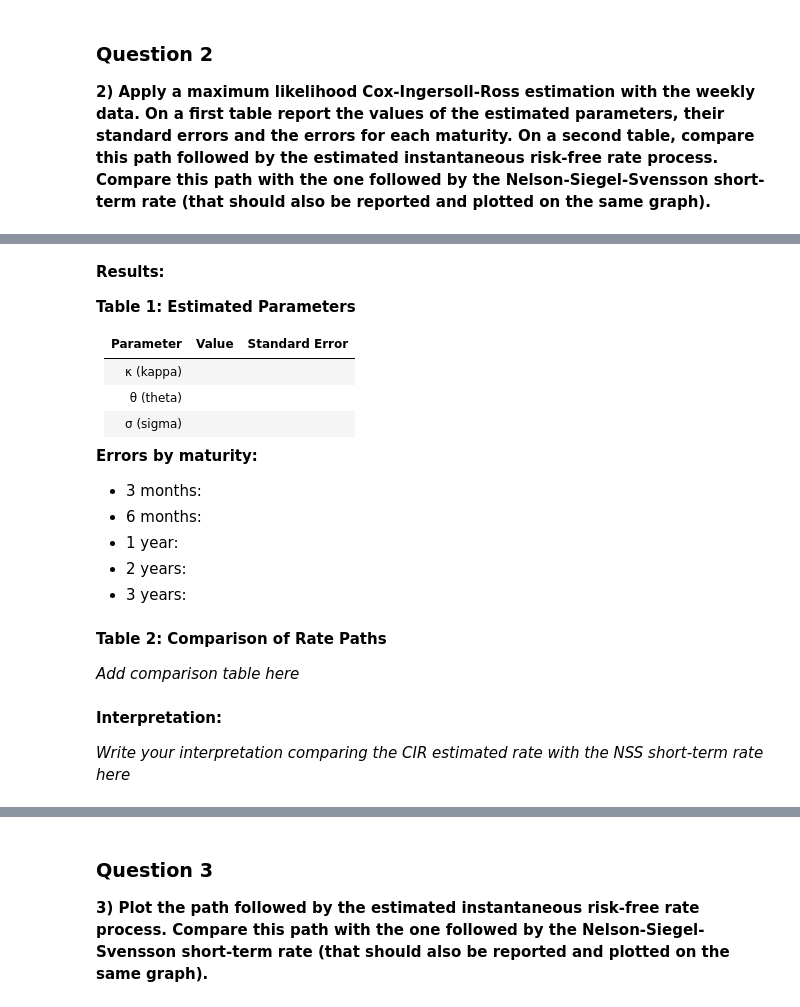
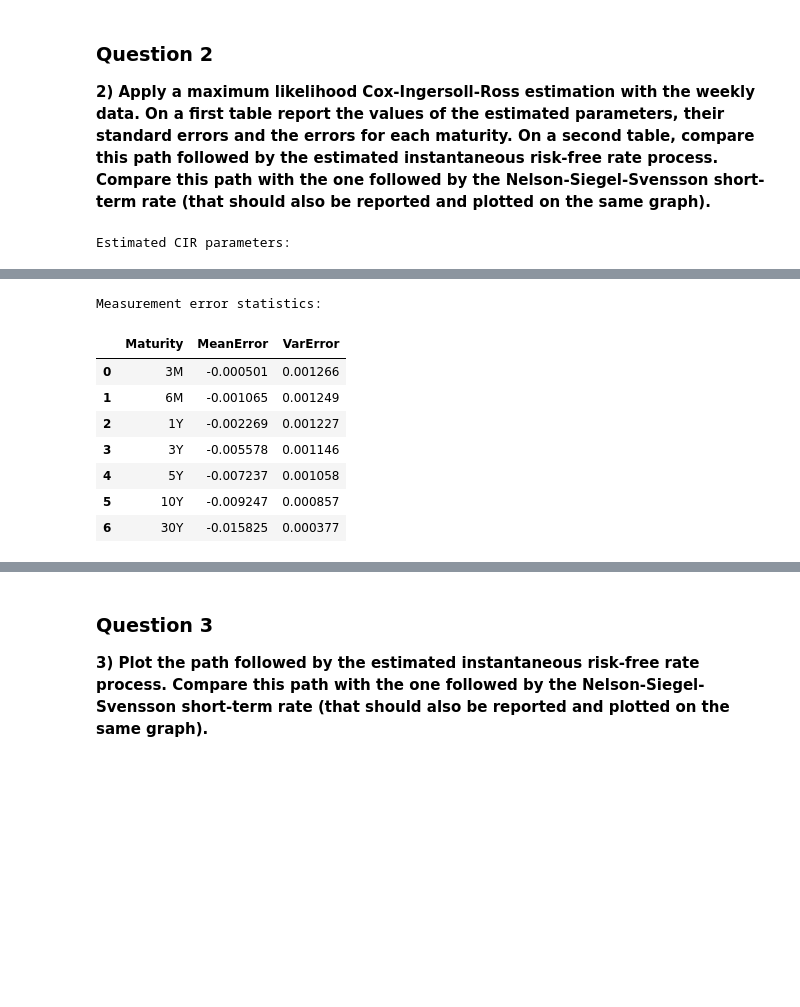
Before and after one commit to navid-nb/Fixed_Income_A1, a Jupyter notebook: Assignment_1.ipynb, the cells around one changed output, grey strips where cells are left out. Saved outputs shown, nothing was run; the diff lists cells and outputs as text; code cells hidden in the pictures; blank space fills up the shorter version.

```diff
--- a/Assignment_1.ipynb
+++ b/Assignment_1.ipynb
@@ -290,6 +364,48 @@ plot_implied_vols(maturities, imp_vols, model_vols, strikes)
 **2) Apply a maximum likelihood Cox-Ingersoll-Ross estimation with the weekly data. On a first table report the values of the estimated parameters, their standard errors and the errors for each maturity. On a second table, compare this path followed by the estimated instantaneous risk-free rate process. Compare this path with the one followed by the Nelson-Siegel-Svensson short-term rate (that should also be reported and plotted on the same graph).**
 # %%
 # Maximum likelihood estimation for CIR model
-from src.fi_pricing import CIRModel
+import pandas as pd
+import numpy as np
 
-# TODO: Add your MLE code here
+# ensure the CIR model is estimated before trying to read results
+fit = solver.estimate_cir()
+# also keep the short‑rate path handy for later plotting
+cir_path = solver.r_path
+
+# defensive access in case an older `fit` object (from a stale kernel) lacks new fields
+lambda_risk = getattr(fit, "lambda_risk", np.nan)
+se_params = getattr(fit, "se_params", np.full(5, np.nan))
+
+# guard se_params length
+if se_params is None:
+    se_params = np.full(5, np.nan)
+else:
+    se_params = np.asarray(se_params, dtype=float)
+    if se_params.size < 5:
+        tmp = np.full(5, np.nan)
+        tmp[: se_params.size] = se_params
+        se_params = tmp
+
+params = pd.DataFrame([{
+    "kappa": getattr(fit, "kappa", np.nan),
+    "theta": getattr(fit, "theta", np.nan),
+    "sigma": getattr(fit, "sigma", np.nan),
+    "lambda_risk": lambda_risk,
+    "se_kappa": se_params[0],
+    "se_theta": se_params[1],
+    "se_sigma": se_params[2],
+    "se_lambda": se_params[4],
+    "max_loglik": getattr(fit, "max_loglik", np.nan),
+}])
+print("Estimated CIR parameters:")
+display(params)
+
+errs = pd.DataFrame({
+    "Maturity": cfg.labels,
+    "MeanError": solver.innovations.mean(axis=0),
+    "VarError": solver.innovations.var(axis=0, ddof=1),
+})
+print("Measurement error statistics:")
+display(errs)
+# %% [output]
+Estimated CIR parameters:
@@ -296,17 +414,9 @@ from src.fi_pricing import CIRModel
+Measurement error statistics:
+|  | Maturity | MeanError | VarError |
+| 0 | 3M | -0.000501 | 0.001266 |
+| 1 | 6M | -0.001065 | 0.001249 |
+| 2 | 1Y | -0.002269 | 0.001227 |
+| 3 | 3Y | -0.005578 | 0.001146 |
+| 4 | 5Y | -0.007237 | 0.001058 |
+| 5 | 10Y | -0.009247 | 0.000857 |
+| 6 | 30Y | -0.015825 | 0.000377 |
-# %% [markdown]
-**Results:**
-
-**Table 1: Estimated Parameters**
-
-| Parameter | Value | Standard Error |
-|-----------|-------|----------------|
-| κ (kappa) |       |                |
-| θ (theta) |       |                |
-| σ (sigma) |       |                |
-
-**Errors by maturity:**
-- 3 months:
-- 6 months:
-- 1 year:
-- 2 years:
-- 3 years:
@@ -316,8 +422,0 @@ from src.fi_pricing import CIRModel
-# %% [markdown]
-**Table 2: Comparison of Rate Paths**
-
-*Add comparison table here*
-# %% [markdown]
-**Interpretation:**
-
-*Write your interpretation comparing the CIR estimated rate with the NSS short-term rate here*
```
Also changed, not shown: parts of 13 cells of this notebook, 4 other files.
